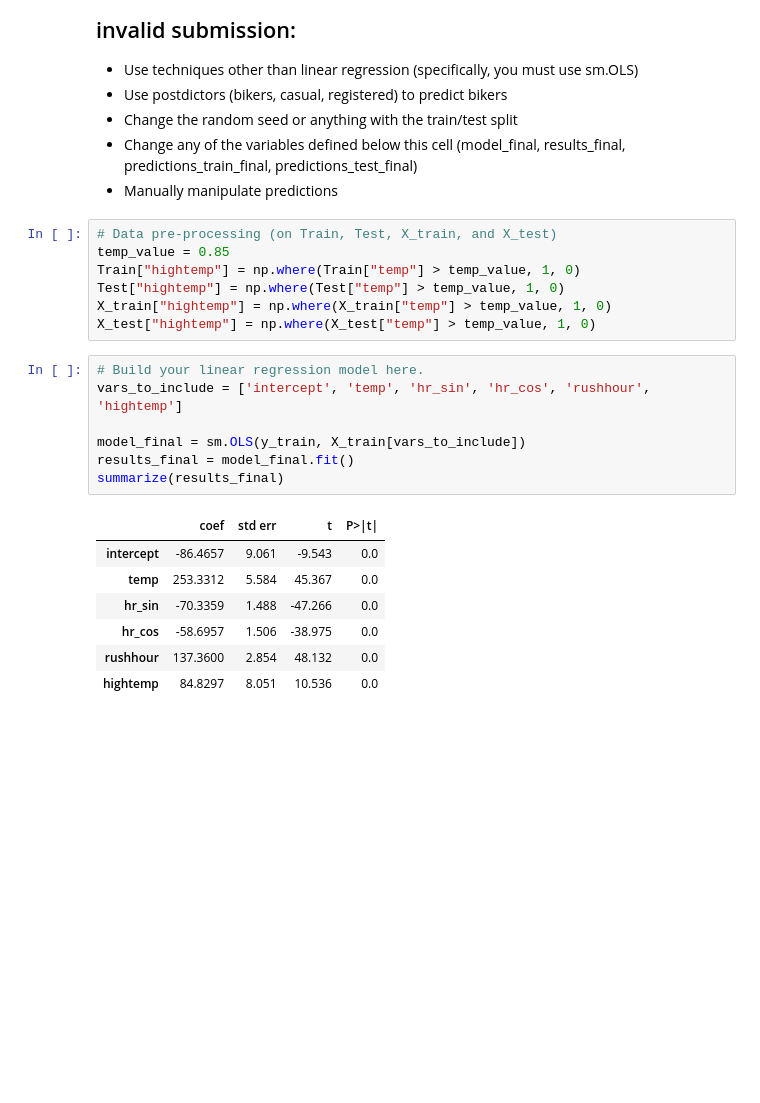
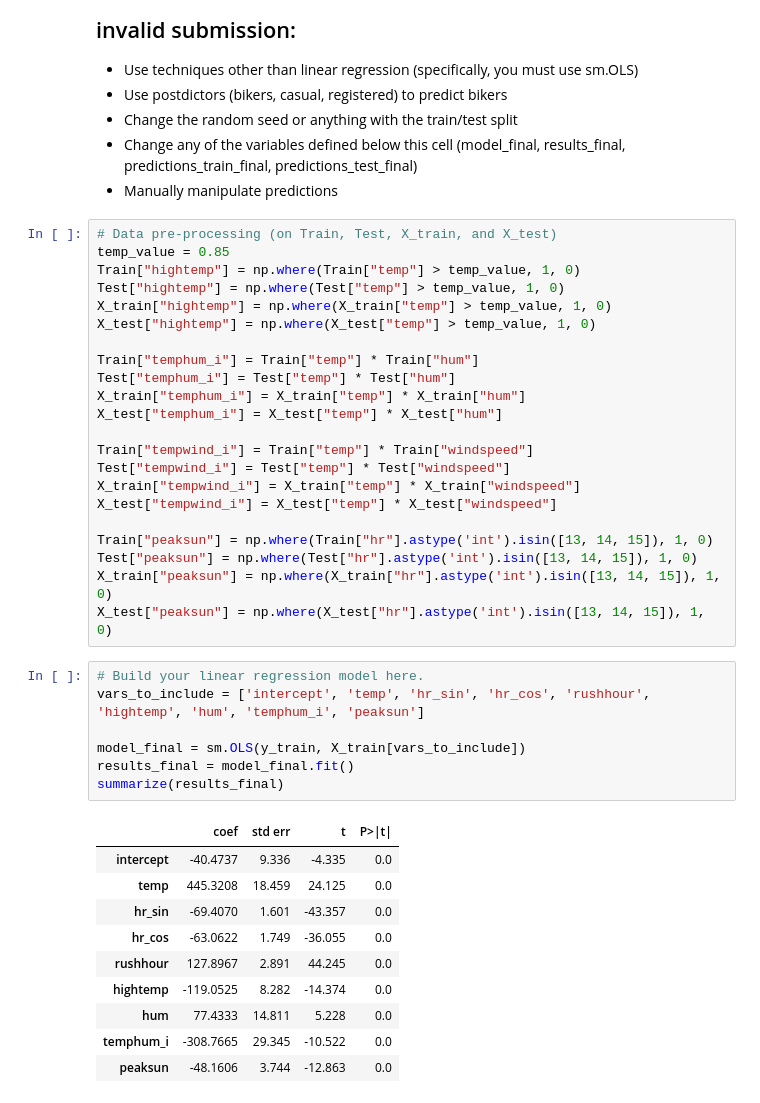
Before and after one commit to ChristopherLambiase/code_2600, a Jupyter notebook: mod05_nonlinear.ipynb, the cells around one changed output. Saved outputs shown, nothing was run; the diff lists cells and outputs as text; blank space fills up the shorter version.

```diff
--- a/mod05_nonlinear.ipynb
+++ b/mod05_nonlinear.ipynb
@@ -310,21 +310,39 @@ Train["hightemp"] = np.where(Train["temp"] > temp_value, 1, 0)
 Test["hightemp"] = np.where(Test["temp"] > temp_value, 1, 0)
 X_train["hightemp"] = np.where(X_train["temp"] > temp_value, 1, 0)
 X_test["hightemp"] = np.where(X_test["temp"] > temp_value, 1, 0)
+
+Train["temphum_i"] = Train["temp"] * Train["hum"]
+Test["temphum_i"] = Test["temp"] * Test["hum"]
+X_train["temphum_i"] = X_train["temp"] * X_train["hum"]
+X_test["temphum_i"] = X_test["temp"] * X_test["hum"]
+
+Train["tempwind_i"] = Train["temp"] * Train["windspeed"]
+Test["tempwind_i"] = Test["temp"] * Test["windspeed"]
+X_train["tempwind_i"] = X_train["temp"] * X_train["windspeed"]
+X_test["tempwind_i"] = X_test["temp"] * X_test["windspeed"]
+
+Train["peaksun"] = np.where(Train["hr"].astype('int').isin([13, 14, 15]), 1, 0)
+Test["peaksun"] = np.where(Test["hr"].astype('int').isin([13, 14, 15]), 1, 0)
+X_train["peaksun"] = np.where(X_train["hr"].astype('int').isin([13, 14, 15]), 1, 0)
+X_test["peaksun"] = np.where(X_test["hr"].astype('int').isin([13, 14, 15]), 1, 0)
 # %%
 # Build your linear regression model here.
-vars_to_include = ['intercept', 'temp', 'hr_sin', 'hr_cos', 'rushhour', 'hightemp']
+vars_to_include = ['intercept', 'temp', 'hr_sin', 'hr_cos', 'rushhour', 'hightemp', 'hum', 'temphum_i', 'peaksun']
 
 model_final = sm.OLS(y_train, X_train[vars_to_include])
 results_final = model_final.fit()
 summarize(results_final)
 # %% [output]
 |  | coef | std err | t | P>|t| |
-| intercept | -86.4657 | 9.061 | -9.543 | 0.0 |
-| temp | 253.3312 | 5.584 | 45.367 | 0.0 |
-| hr_sin | -70.3359 | 1.488 | -47.266 | 0.0 |
-| hr_cos | -58.6957 | 1.506 | -38.975 | 0.0 |
-| rushhour | 137.3600 | 2.854 | 48.132 | 0.0 |
-| hightemp | 84.8297 | 8.051 | 10.536 | 0.0 |
+| intercept | -40.4737 | 9.336 | -4.335 | 0.0 |
+| temp | 445.3208 | 18.459 | 24.125 | 0.0 |
+| hr_sin | -69.4070 | 1.601 | -43.357 | 0.0 |
+| hr_cos | -63.0622 | 1.749 | -36.055 | 0.0 |
+| rushhour | 127.8967 | 2.891 | 44.245 | 0.0 |
+| hightemp | -119.0525 | 8.282 | -14.374 | 0.0 |
+| hum | 77.4333 | 14.811 | 5.228 | 0.0 |
+| temphum_i | -308.7665 | 29.345 | -10.522 | 0.0 |
+| peaksun | -48.1606 | 3.744 | -12.863 | 0.0 |
 # %%
 predictions_train_final = predict(X_train[vars_to_include], results_final)
 print('MSE train: ', mse(y_train, predictions_train_final))
```
Also changed, not shown: parts of 2 cells of this notebook.
